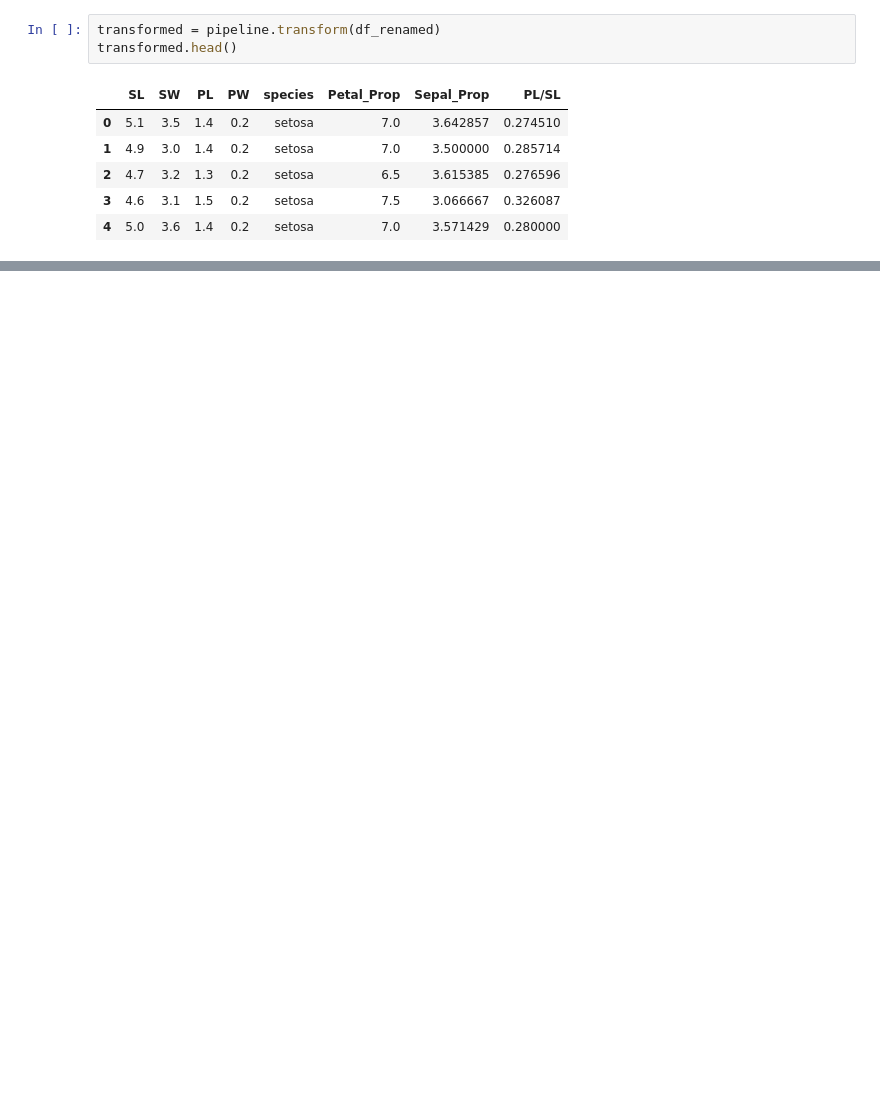
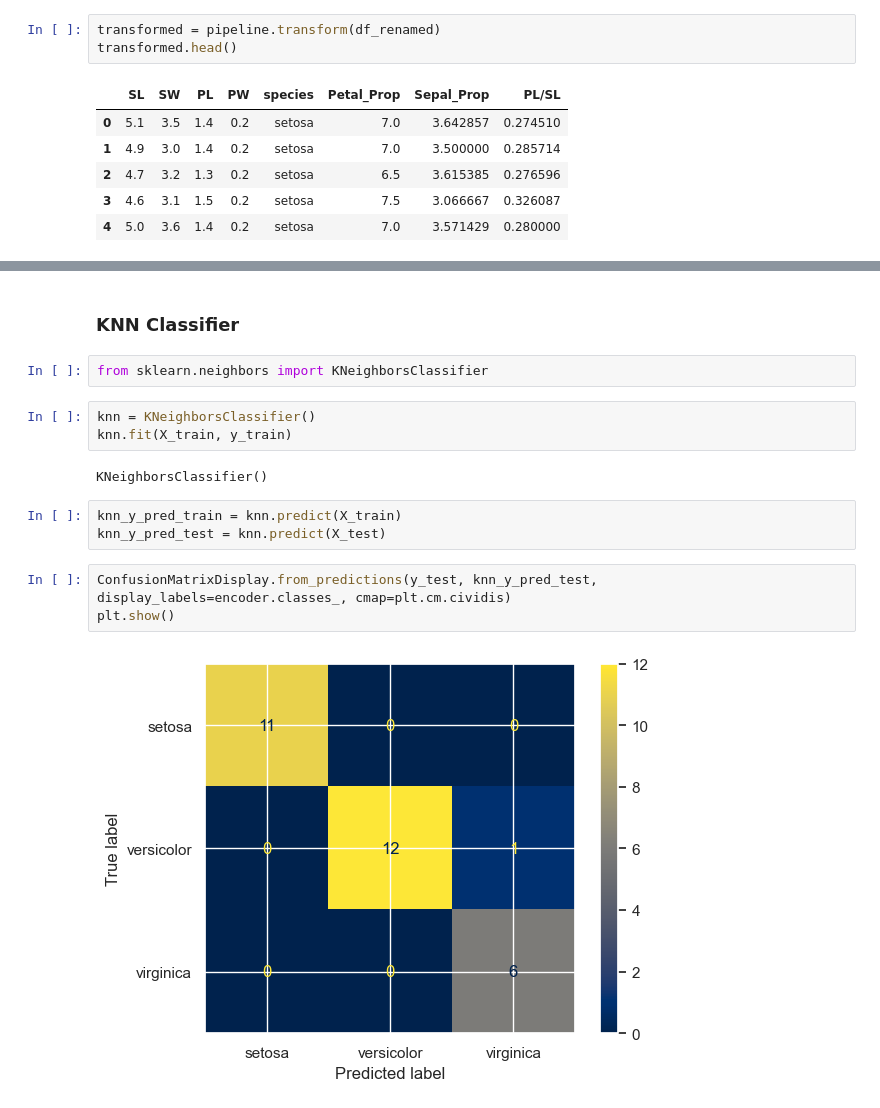
Before and after one commit to Drieger/iris-dataset-eda, a Jupyter notebook: iris.ipynb, the cells around one changed output, grey strips where cells are left out. Cells and saved outputs as stored; diff of their text form; blank space fills up the shorter version.

```diff
--- a/iris.ipynb
+++ b/iris.ipynb
@@ -398,0 +550,17 @@ transformed.head()
+# %% [markdown]
+### KNN Classifier
+# %%
+from sklearn.neighbors import KNeighborsClassifier
+# %%
+knn = KNeighborsClassifier()
+knn.fit(X_train, y_train)
+# %% [output]
+KNeighborsClassifier()
+# %%
+knn_y_pred_train = knn.predict(X_train)
+knn_y_pred_test = knn.predict(X_test)
+# %%
+ConfusionMatrixDisplay.from_predictions(y_test, knn_y_pred_test, display_labels=encoder.classes_, cmap=plt.cm.cividis)
+plt.show()
+# %% [output]
+[figure, added]
```
Also changed, not shown: parts of 36 cells of this notebook.
